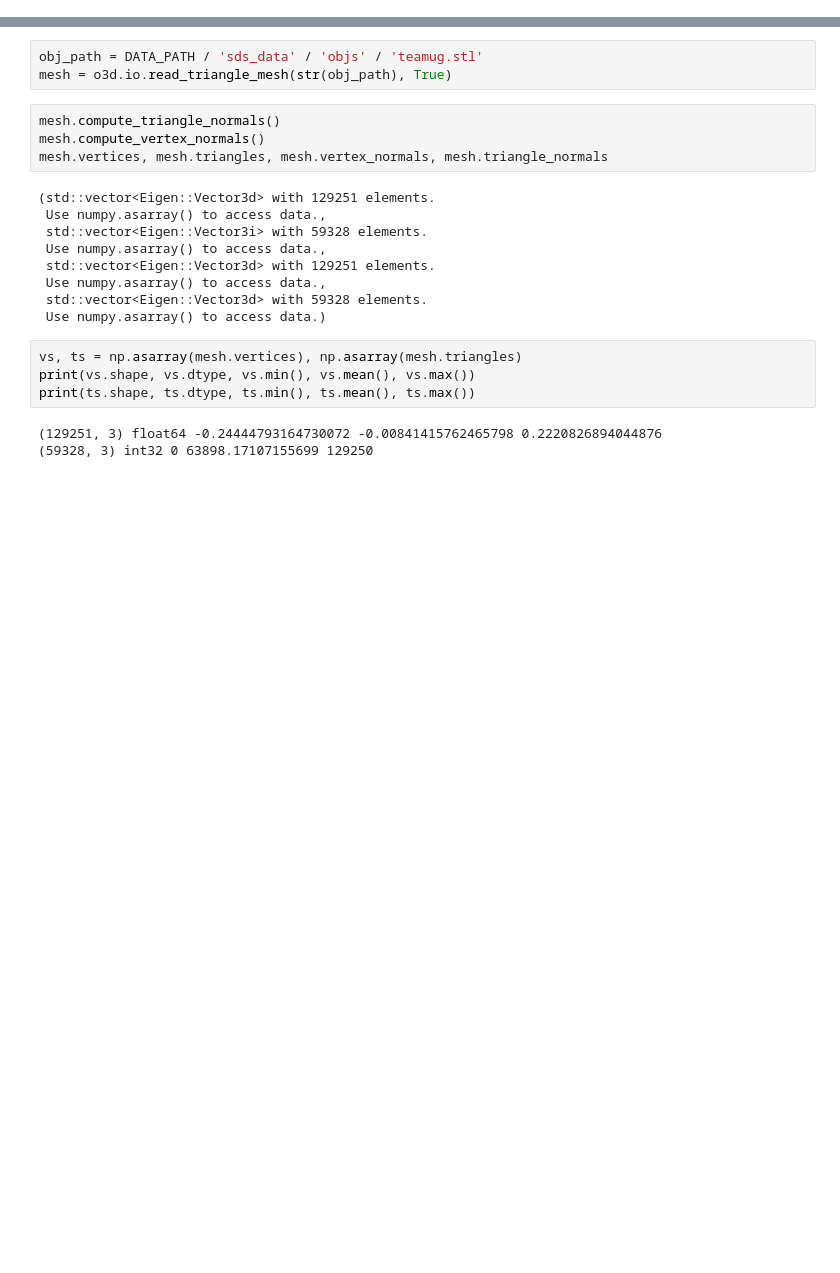
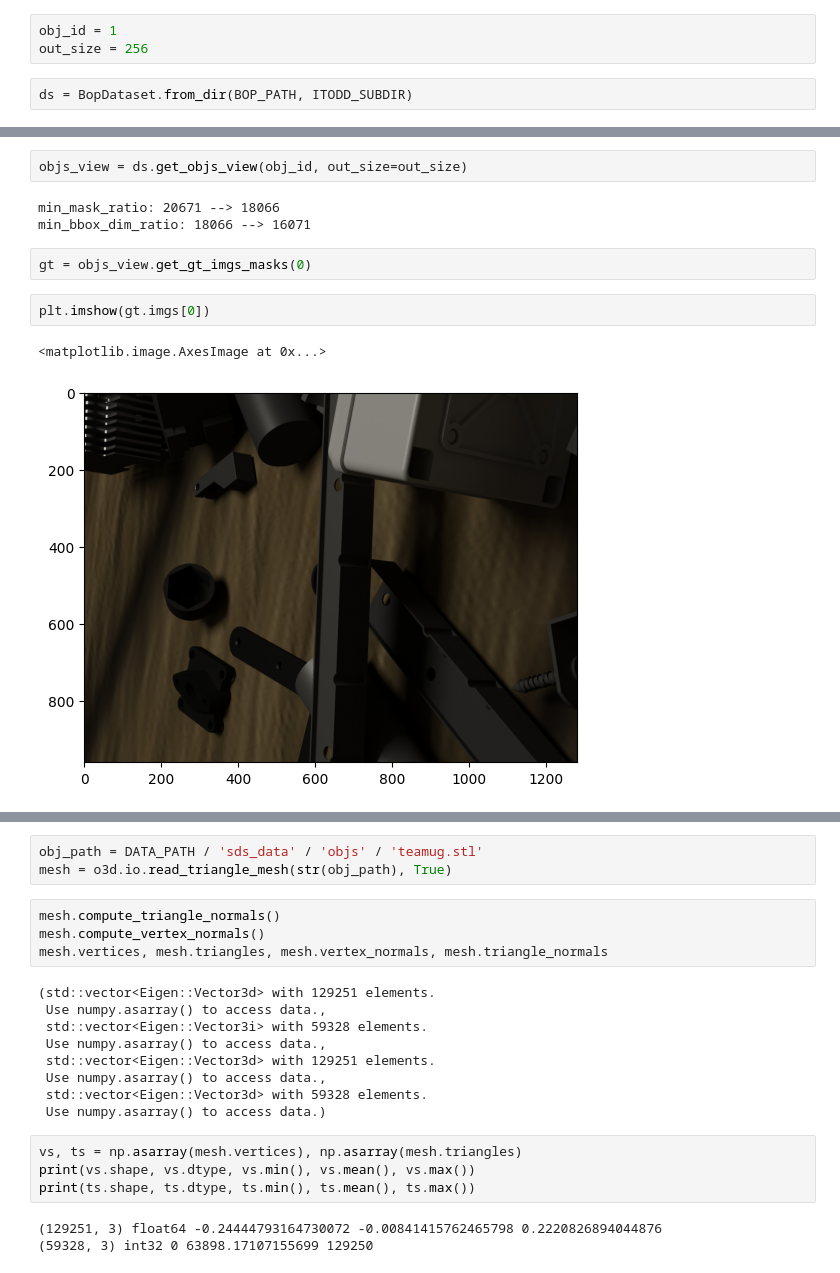
Before and after one commit to greenlet/sdp, a Jupyter notebook: notebooks/test_open3d.ipynb, the cells around one changed output, grey strips where cells are left out. Saved outputs shown, nothing was run; the diff lists cells and outputs as text; blank space fills up the shorter version.

```diff
--- a/notebooks/test_open3d.ipynb
+++ b/notebooks/test_open3d.ipynb
@@ -23,3 +23,8 @@ ITODD_BOP_PATH = BOP_PATH / ITODD_SUBDIR
 print(f'BOP path: {BOP_PATH}')
 # %% [output]
 BOP path: /Users/misha/data/bop
+# %%
+obj_id = 1
+out_size = 256
+# %%
+ds = BopDataset.from_dir(BOP_PATH, ITODD_SUBDIR)
@@ -25,0 +47,12 @@ BOP path: /Users/misha/data/bop
+# %%
+objs_view = ds.get_objs_view(obj_id, out_size=out_size)
+# %% [output]
+min_mask_ratio: 20671 --> 18066
+min_bbox_dim_ratio: 18066 --> 16071
+# %%
+gt = objs_view.get_gt_imgs_masks(0)
+# %%
+plt.imshow(gt.imgs[0])
+# %% [output]
+<matplotlib.image.AxesImage at 0x...>
+[figure, added]
```
Also changed, not shown: parts of 17 cells of this notebook, 14 other files.
